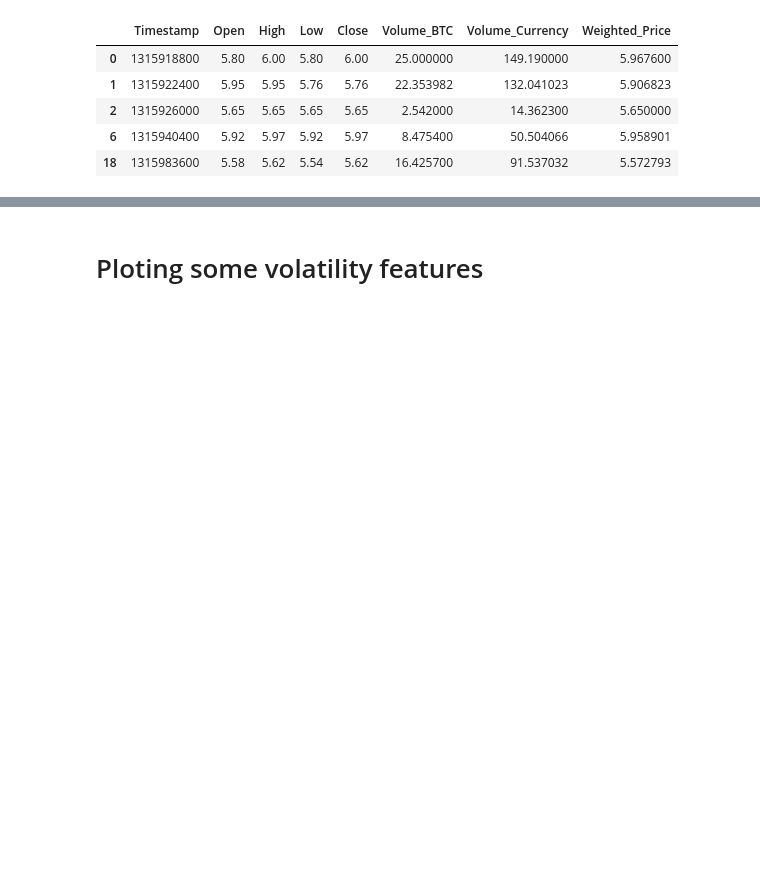
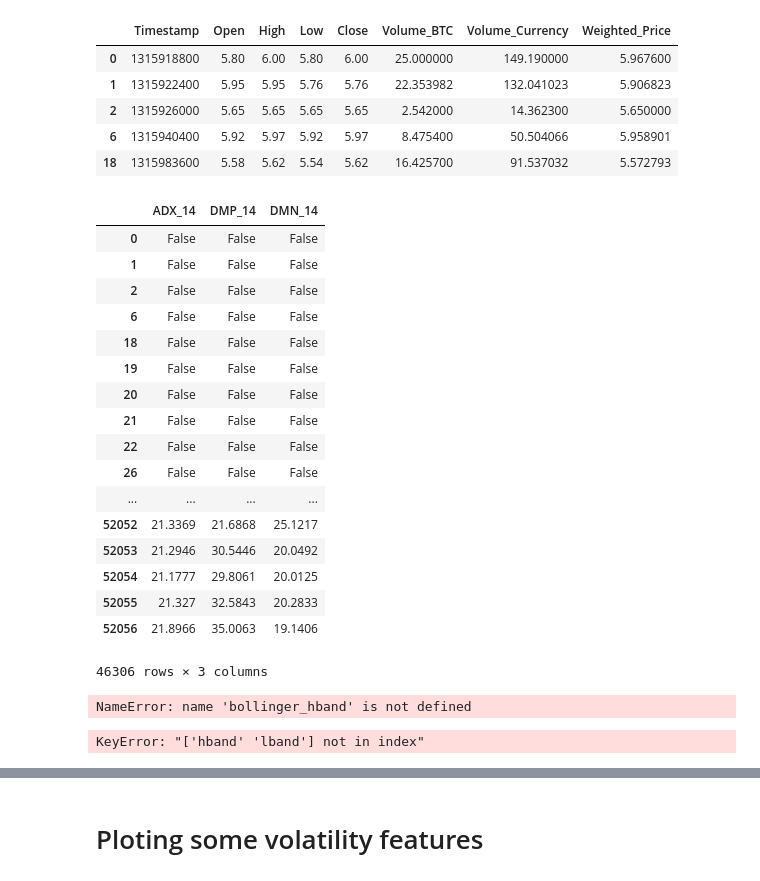
Before and after one commit to bukosabino/ta, a Jupyter notebook: dev/test.ipynb, the cells around one changed output, grey strips where cells are left out. Cells and saved outputs as stored; diff of their text form; code cells hidden in the pictures; blank space fills up the shorter version.

```diff
--- a/dev/test.ipynb
+++ b/dev/test.ipynb
@@ -27,6 +27,36 @@ df.head()
 | 2 | 1315926000 | 5.65 | 5.65 | 5.65 | 5.65 | 2.542000 | 14.362300 | 5.650000 |
 | 6 | 1315940400 | 5.92 | 5.97 | 5.92 | 5.97 | 8.475400 | 50.504066 | 5.958901 |
 | 18 | 1315983600 | 5.58 | 5.62 | 5.54 | 5.62 | 16.425700 | 91.537032 | 5.572793 |
+# %%
+adx(df['Close'], df['High'], df['Close'], n=14, fillna=False)
+# %% [output]
+|  | ADX_14 | DMP_14 | DMN_14 |
+| 0 | False | False | False |
+| 1 | False | False | False |
+| 2 | False | False | False |
+| 6 | False | False | False |
+| 18 | False | False | False |
+| 19 | False | False | False |
+| 20 | False | False | False |
+| 21 | False | False | False |
+| 22 | False | False | False |
+| 26 | False | False | False |
+| ... | ... | ... | ... |
+| 52052 | 21.3369 | 21.6868 | 25.1217 |
+| 52053 | 21.2946 | 30.5446 | 20.0492 |
+| 52054 | 21.1777 | 29.8061 | 20.0125 |
+| 52055 | 21.327 | 32.5843 | 20.2833 |
+| 52056 | 21.8966 | 35.0063 | 19.1406 |
+46306 rows × 3 columns
+# %%
+df['hband'] = bollinger_hband(df["Close"], n=14, fillna=False)
+df['lband'] = bollinger_lband(df["Close"], n=14, fillna=False)
+# %% [output]
+NameError: name 'bollinger_hband' is not defined
+# %%
+df[['Close', 'hband', 'lband']][400:450].plot()
+# %% [output]
+KeyError: "['hband' 'lband'] not in index"
 # %%
 # Add all ta features filling nans values
 df = add_all_ta_features(df, "Open", "High", "Low", "Close", "Volume_BTC", fillna=True)
```
Also changed, not shown: parts of 11 cells of this notebook, 9 other files.
